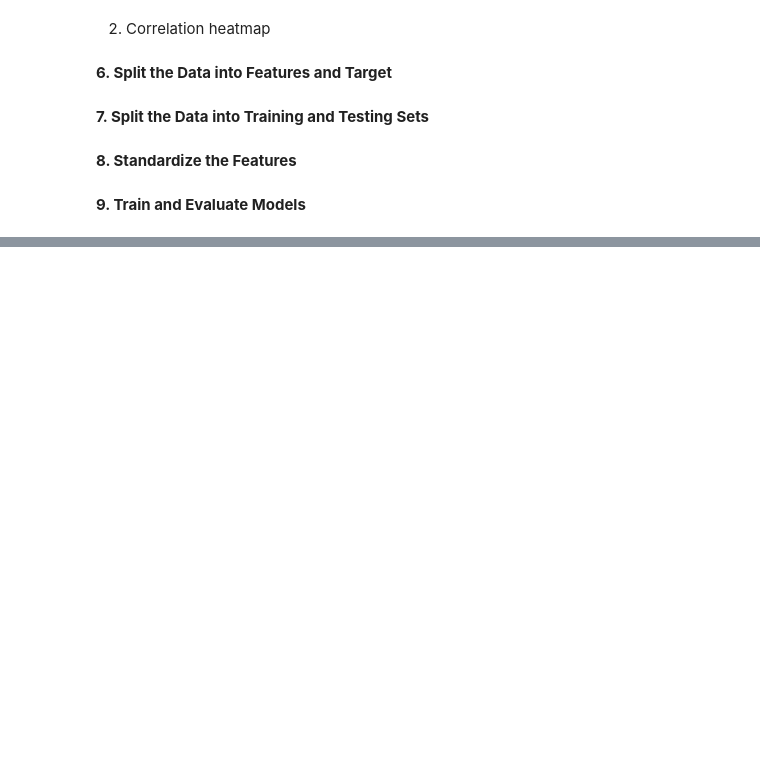
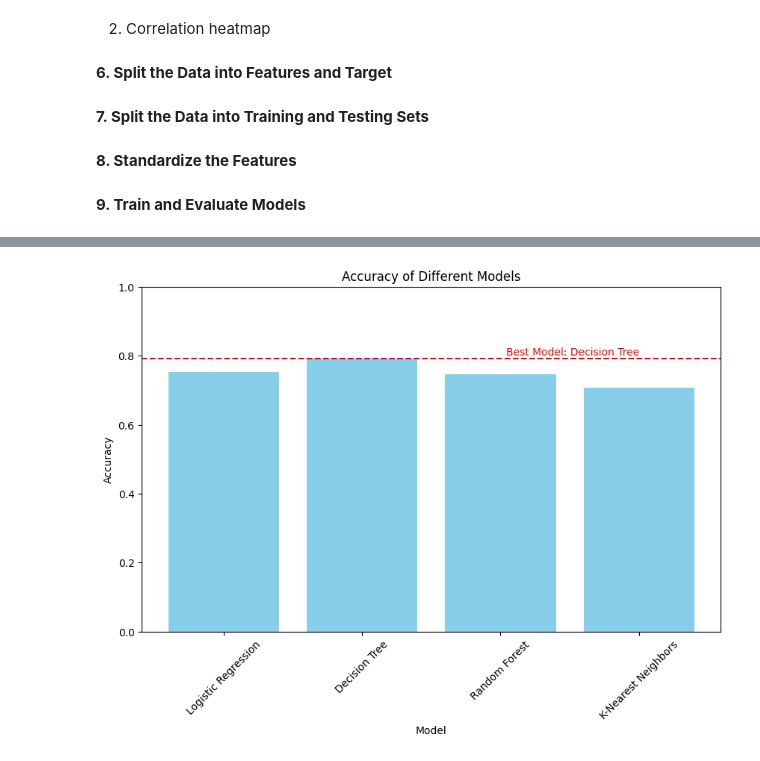
Before and after one commit to medaminemghirbi/Freelancy, a Jupyter notebook: Project_IA.ipynb, the cells around one changed output, grey strips where cells are left out. Drawn from its saved outputs; the diff is of its cells as text; code cells hidden in the pictures; blank space fills up the shorter version.

```diff
--- a/Project_IA.ipynb
+++ b/Project_IA.ipynb
@@ -75,23 +89,3 @@ X_train_scaled = scaler.fit_transform(X_train)
 X_test_scaled = scaler.transform(X_test)
 # %% [markdown]
 **9. Train and Evaluate Models**
-# %%
-from sklearn.linear_model import LogisticRegression
-from sklearn.tree import DecisionTreeClassifier
-from sklearn.ensemble import RandomForestClassifier
-from sklearn.metrics import accuracy_score, classification_report, confusion_matrix
-
-# Train and evaluate models
-models = {
-    "Logistic Regression": LogisticRegression(),
-    "Decision Tree": DecisionTreeClassifier(),
-    "Random Forest": RandomForestClassifier()
-}
-
-for name, model in models.items():
-    model.fit(X_train_scaled, y_train)
-    y_pred = model.predict(X_test_scaled)
-    accuracy = accuracy_score(y_test, y_pred)
-    print(f"\n{name} Accuracy: {accuracy:.4f}")
-    print(classification_report(y_test, y_pred))
-    print(confusion_matrix(y_test, y_pred))
@@ -97,0 +165,26 @@ for name, model in models.items():
+# %%
+def plot_best_model_accuracy(results):
+    # Find the best model based on accuracy
+    best_model = max(results, key=lambda x: results[x]["test_accuracy"])
+    best_accuracy = results[best_model]["test_accuracy"]
+
+    # Plot accuracy for each model
+    model_names = list(results.keys())
+    test_accuracies = [results[name]["test_accuracy"] for name in model_names]
+
+    plt.figure(figsize=(10, 6))
+    plt.bar(model_names, test_accuracies, color='skyblue')
+    plt.title('Accuracy of Different Models')
+    plt.xlabel('Model')
+    plt.ylabel('Accuracy')
+    plt.ylim(0, 1)
+    plt.xticks(rotation=45)
+
+    # Highlight the best model
+    plt.axhline(y=best_accuracy, color='red', linestyle='--')
+    plt.text(len(model_names) - 1, best_accuracy + 0.01, f'Best Model: {best_model}', horizontalalignment='right', color='red')
+
+    plt.show()
+plot_best_model_accuracy(results)
+# %% [output]
+[figure, added]
```
Also changed, not shown: parts of 12 cells of this notebook.
